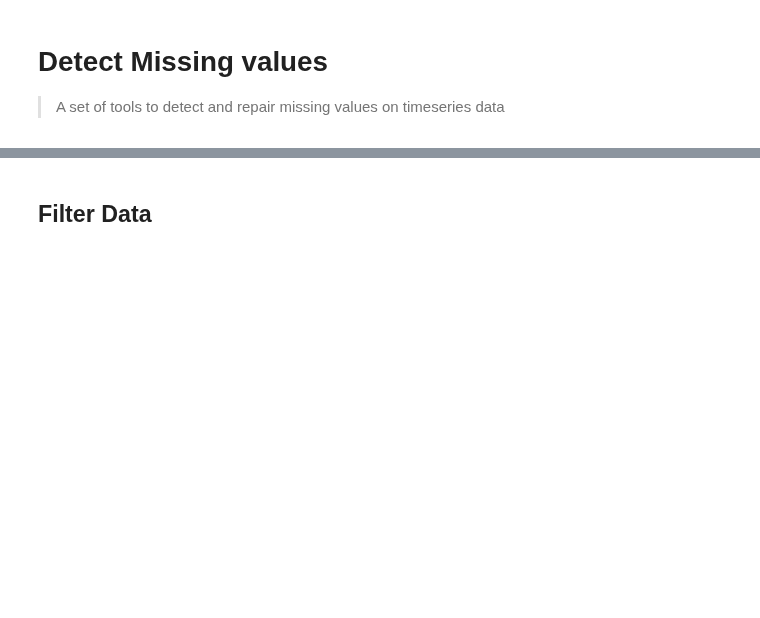
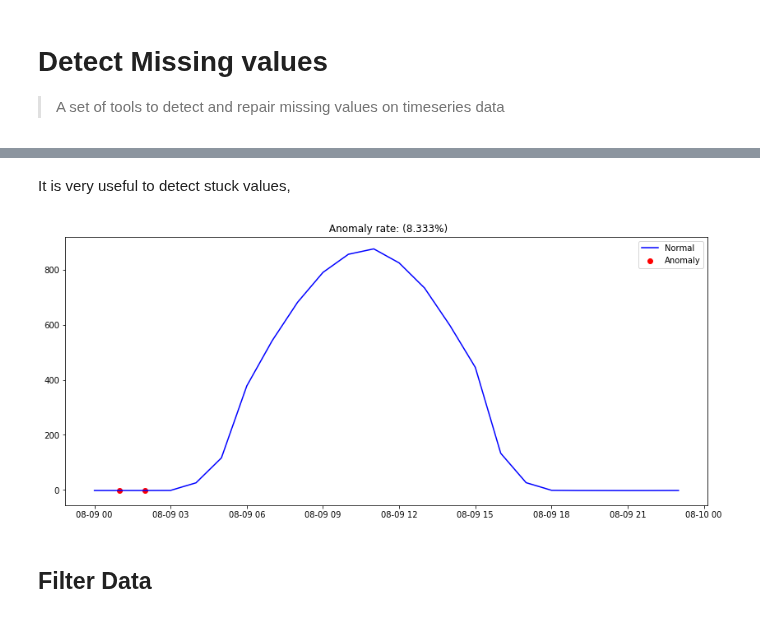
Before and after one commit to francisco-ar/pvtools, a Jupyter notebook: nbs/04_utils.missing.ipynb, the cells around one changed output, grey strips where cells are left out. Cells and saved outputs as stored; diff of their text form; code cells hidden in the pictures; blank space fills up the shorter version.

```diff
--- a/nbs/04_utils.missing.ipynb
+++ b/nbs/04_utils.missing.ipynb
@@ -95,3 +197,18 @@ view_anomaly(s, f=comp([pd.isna, std_outliers(s.mean(), s.std())]))
+# %% [markdown]
+It is very useful to detect stuck values,
+# %%
+s9 = s['9 Aug 2019']
+# %%
+#exports
+def stuck_outlier(tol:float=1e-3, periods=1):
+    "Detects if the values are stuck"
+    def _inner(df):
+        return df.diff().abs().rolling(periods, center=True).max()<tol
+    return _inner
+# %%
+view_anomaly(s9, stuck_outlier());
+# %% [output]
+[figure, added]
 # %% [markdown]
 ## Filter Data
 # %% [markdown]
```
Also changed, not shown: parts of 37 cells of this notebook, 8 other files.
